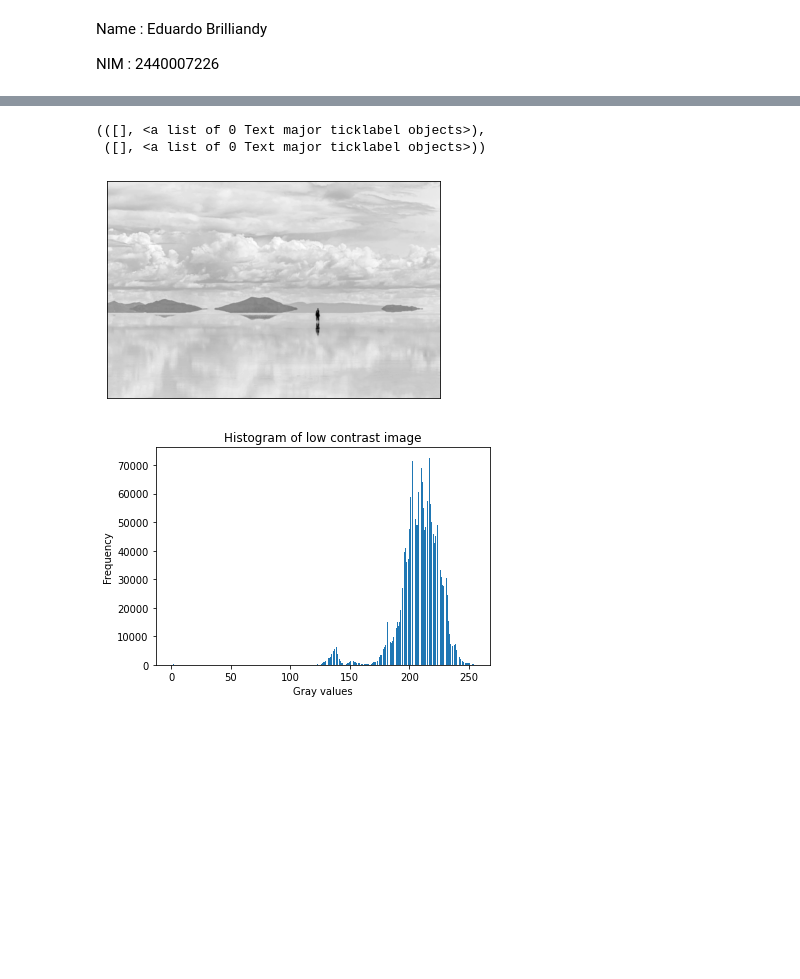
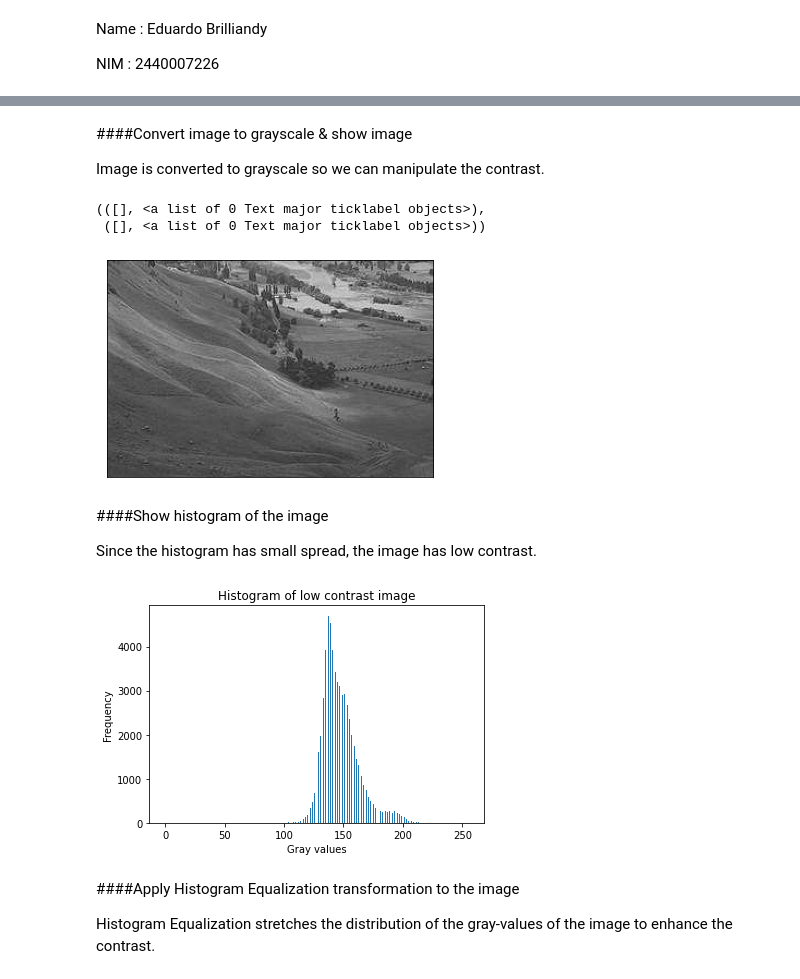
Before and after one commit to edotheepic/ComVis, a Jupyter notebook: 2440007226_ASSIGNMENT_01_COMP7116001.ipynb, the cells around one changed output, grey strips where cells are left out. Drawn from its saved outputs; the diff is of its cells as text; code cells hidden in the pictures; blank space fills up the shorter version.

```diff
--- a/2440007226_ASSIGNMENT_01_COMP7116001.ipynb
+++ b/2440007226_ASSIGNMENT_01_COMP7116001.ipynb
@@ -24,12 +26,20 @@ image.jpg.1         100%[===================>]  49.29K  --.-KB/s    in 0.001s
+# %% [markdown]
+####Convert image to grayscale & show image
+
+Image is converted to grayscale so we can manipulate the contrast.
 # %%
-img = cv.imread('image.jpg')
+img = cv.imread('image1.jpg')
 img = cv.cvtColor(img, cv.COLOR_BGR2GRAY)
 plt.imshow(img, cmap='gray')
 plt.xticks([]), plt.yticks([])
 # %% [output]
 (([], <a list of 0 Text major ticklabel objects>),
  ([], <a list of 0 Text major ticklabel objects>))
-[figure, old version]
+[figure, new version]
+# %% [markdown]
+####Show histogram of the image
+
+Since the histogram has small spread, the image has low contrast.
 # %%
 hist = cv.calcHist([img], [0], None, [256], [0,256])
 plt.bar(range(256), hist.ravel())
@@ -38,7 +48,11 @@ plt.xlabel('Gray values')
 plt.ylabel('Frequency')
 plt.show()
 # %% [output]
-[figure, old version]
+[figure, new version]
+# %% [markdown]
+####Apply Histogram Equalization transformation to the image
+
+Histogram Equalization stretches the distribution of the gray-values of the image to enhance the contrast.
 # %%
 eq_img = cv.equalizeHist(img)
 plt.imshow(eq_img, cmap='gray')
```
Also changed, not shown: parts of 8 cells of this notebook.
